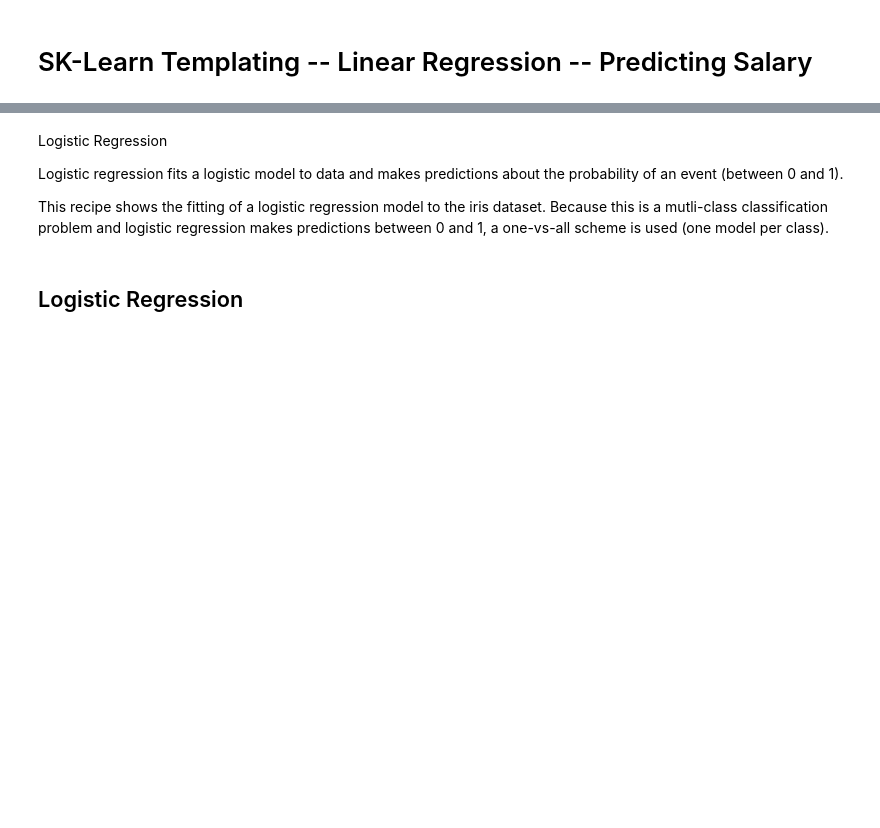
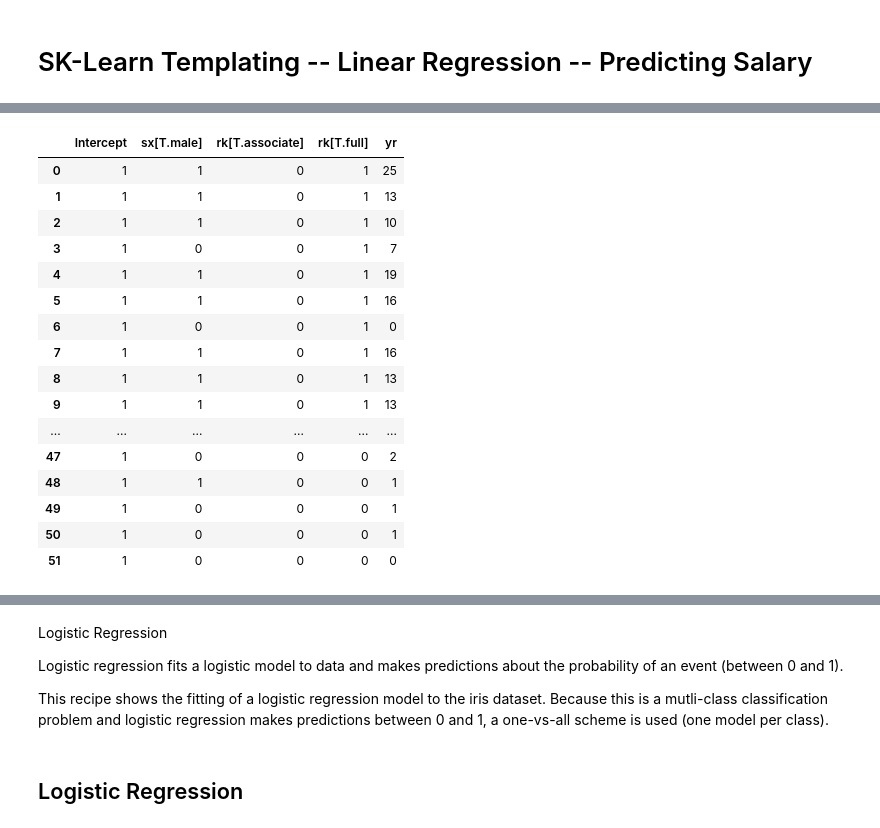
Before and after one commit to TeachingDataScience/python-for-data-science, a Jupyter notebook: 06 SKLEARN .ipynb, the cells around one changed output, grey strips where cells are left out. Cells and saved outputs as stored; diff of their text form; code cells hidden in the pictures; blank space fills up the shorter version.

```diff
--- a/06 SKLEARN .ipynb
+++ b/06 SKLEARN .ipynb
@@ -54,6 +86,26 @@ from patsy import dmatrices
 # Patsy helps us get the predictor and the features properly formatted
 # We'll just take sex, year and rank
 y, X = dmatrices('sl ~ sx + yr + rk', data=data, return_type='dataframe')
+# %%
+X
+# %% [output]
+|  | Intercept | sx[T.male] | rk[T.associate] | rk[T.full] | yr |
+| 0 | 1 | 1 | 0 | 1 | 25 |
+| 1 | 1 | 1 | 0 | 1 | 13 |
+| 2 | 1 | 1 | 0 | 1 | 10 |
+| 3 | 1 | 0 | 0 | 1 | 7 |
+| 4 | 1 | 1 | 0 | 1 | 19 |
+| 5 | 1 | 1 | 0 | 1 | 16 |
+| 6 | 1 | 0 | 0 | 1 | 0 |
+| 7 | 1 | 1 | 0 | 1 | 16 |
+| 8 | 1 | 1 | 0 | 1 | 13 |
+| 9 | 1 | 1 | 0 | 1 | 13 |
+| ... | ... | ... | ... | ... | ... |
+| 47 | 1 | 0 | 0 | 0 | 2 |
+| 48 | 1 | 1 | 0 | 0 | 1 |
+| 49 | 1 | 0 | 0 | 0 | 1 |
+| 50 | 1 | 0 | 0 | 0 | 1 |
+| 51 | 1 | 0 | 0 | 0 | 0 |
 # %%
 from sklearn.linear_model import LinearRegression
 
```
Also changed, not shown: parts of 10 cells of this notebook, 9 other files.
